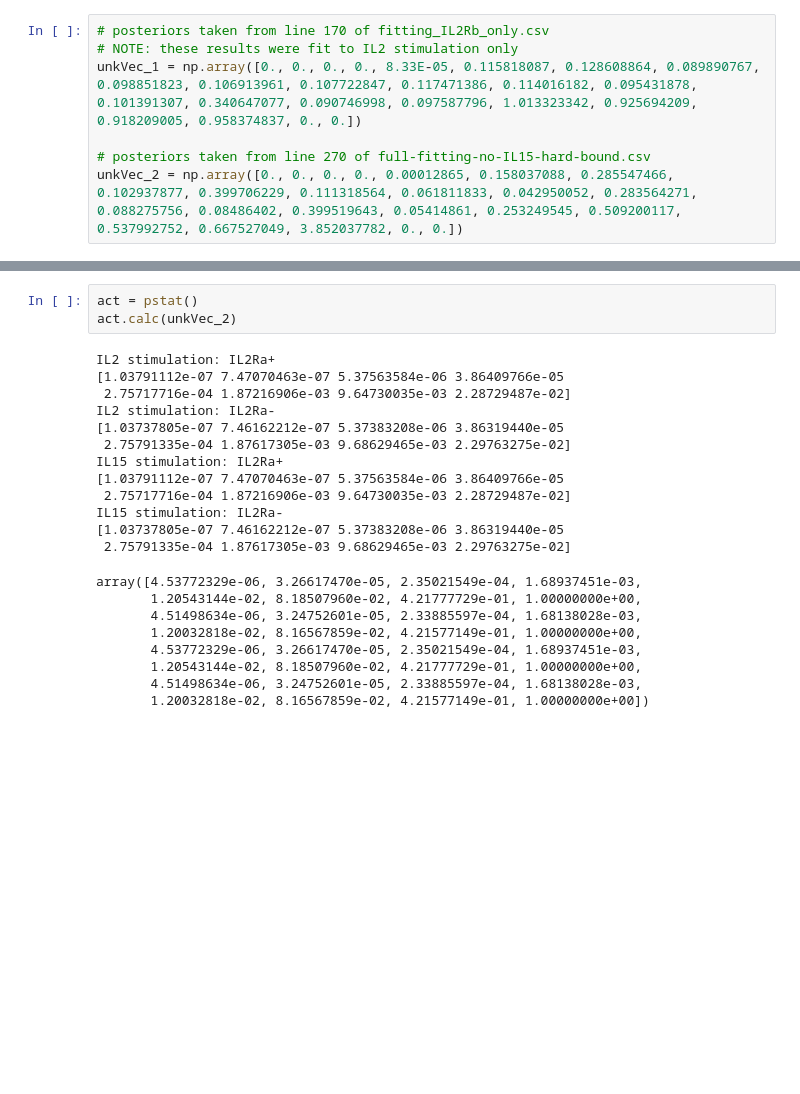
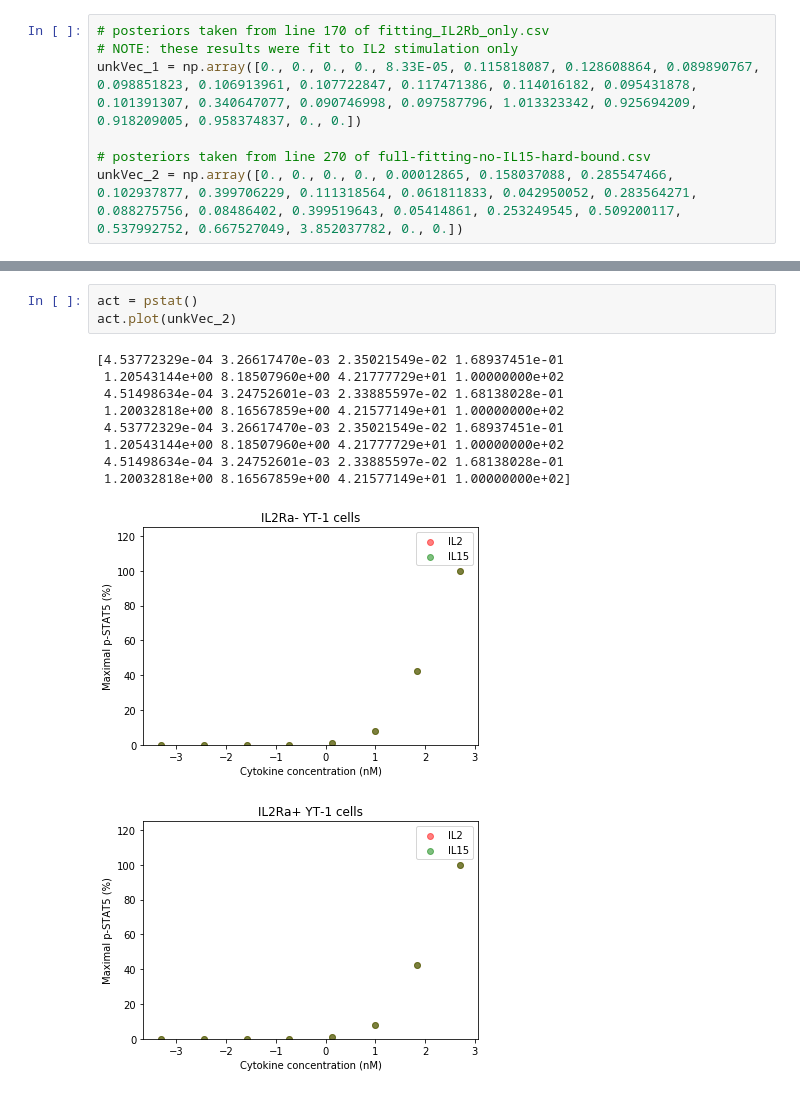
Before and after one commit to meyer-lab/gc-valent, a Jupyter notebook: model_prediction.ipynb, the cells around one changed output, grey strips where cells are left out. Drawn from its saved outputs; the diff is of its cells as text; blank space fills up the shorter version.

Commit message:
all plots created with legends

```diff
--- a/model_prediction.ipynb
+++ b/model_prediction.ipynb
@@ -34,24 +26,14 @@ array([1.        , 0.99999893, 0.99999564, 0.99998656, 0.99998045,
 # %%
 act = pstat()
-act.calc(unkVec_2)
+act.plot(unkVec_2)
 # %% [output]
-IL2 stimulation: IL2Ra+
-[1.03791112e-07 7.47070463e-07 5.37563584e-06 3.86409766e-05
- 2.75717716e-04 1.87216906e-03 9.64730035e-03 2.28729487e-02]
-IL2 stimulation: IL2Ra-
-[1.03737805e-07 7.46162212e-07 5.37383208e-06 3.86319440e-05
- 2.75791335e-04 1.87617305e-03 9.68629465e-03 2.29763275e-02]
-IL15 stimulation: IL2Ra+
-[1.03791112e-07 7.47070463e-07 5.37563584e-06 3.86409766e-05
- 2.75717716e-04 1.87216906e-03 9.64730035e-03 2.28729487e-02]
-IL15 stimulation: IL2Ra-
-[1.03737805e-07 7.46162212e-07 5.37383208e-06 3.86319440e-05
- 2.75791335e-04 1.87617305e-03 9.68629465e-03 2.29763275e-02]
+[4.53772329e-04 3.26617470e-03 2.35021549e-02 1.68937451e-01
+ 1.20543144e+00 8.18507960e+00 4.21777729e+01 1.00000000e+02
+ 4.51498634e-04 3.24752601e-03 2.33885597e-02 1.68138028e-01
+ 1.20032818e+00 8.16567859e+00 4.21577149e+01 1.00000000e+02
+ 4.53772329e-04 3.26617470e-03 2.35021549e-02 1.68937451e-01
+ 1.20543144e+00 8.18507960e+00 4.21777729e+01 1.00000000e+02
+ 4.51498634e-04 3.24752601e-03 2.33885597e-02 1.68138028e-01
+ 1.20032818e+00 8.16567859e+00 4.21577149e+01 1.00000000e+02]
-array([4.53772329e-06, 3.26617470e-05, 2.35021549e-04, 1.68937451e-03,
-       1.20543144e-02, 8.18507960e-02, 4.21777729e-01, 1.00000000e+00,
-       4.51498634e-06, 3.24752601e-05, 2.33885597e-04, 1.68138028e-03,
-       1.20032818e-02, 8.16567859e-02, 4.21577149e-01, 1.00000000e+00,
-       4.53772329e-06, 3.26617470e-05, 2.35021549e-04, 1.68937451e-03,
-       1.20543144e-02, 8.18507960e-02, 4.21777729e-01, 1.00000000e+00,
-       4.51498634e-06, 3.24752601e-05, 2.33885597e-04, 1.68138028e-03,
-       1.20032818e-02, 8.16567859e-02, 4.21577149e-01, 1.00000000e+00])
+[figure, added]
+[figure, added]
```
Also changed, not shown: parts of 2 cells of this notebook, 1 other file.
